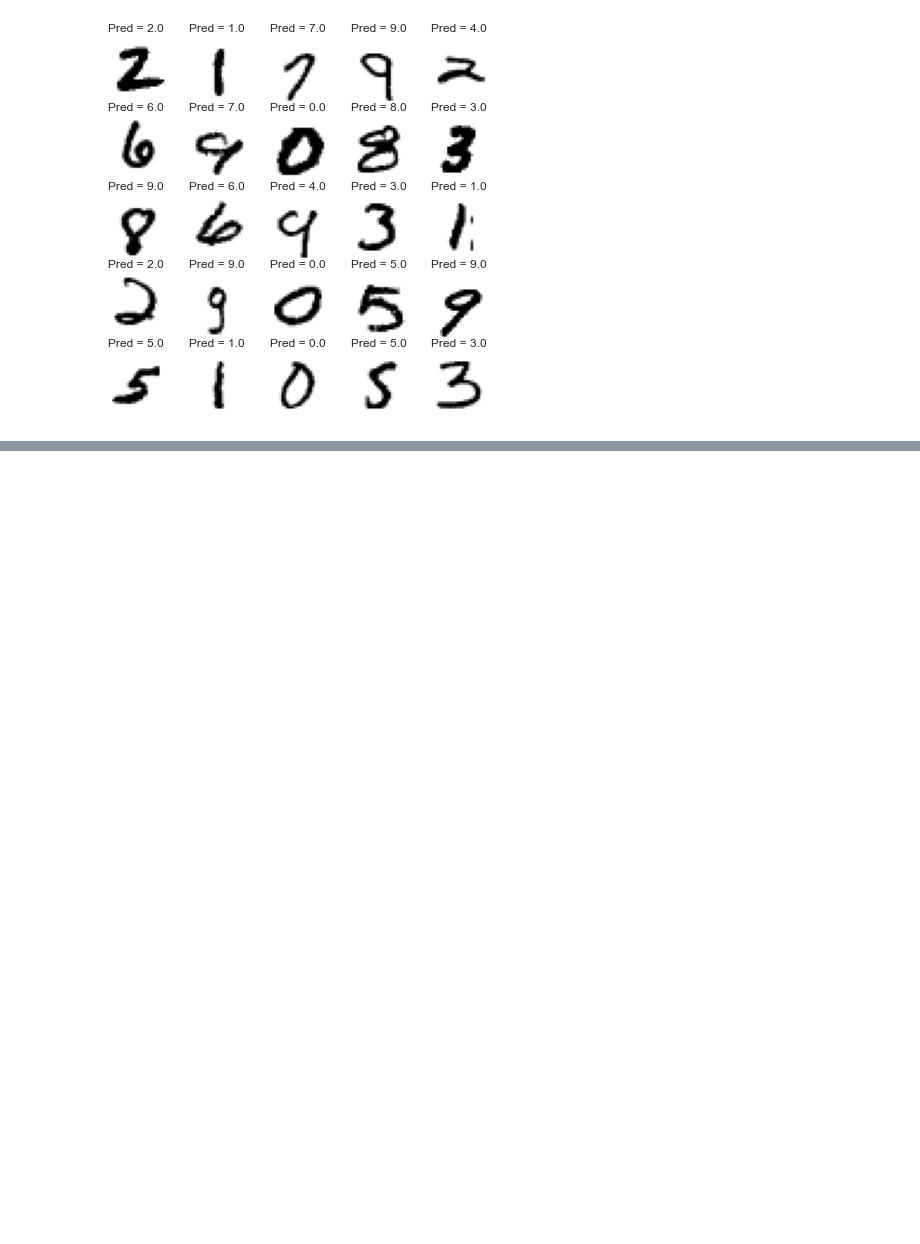
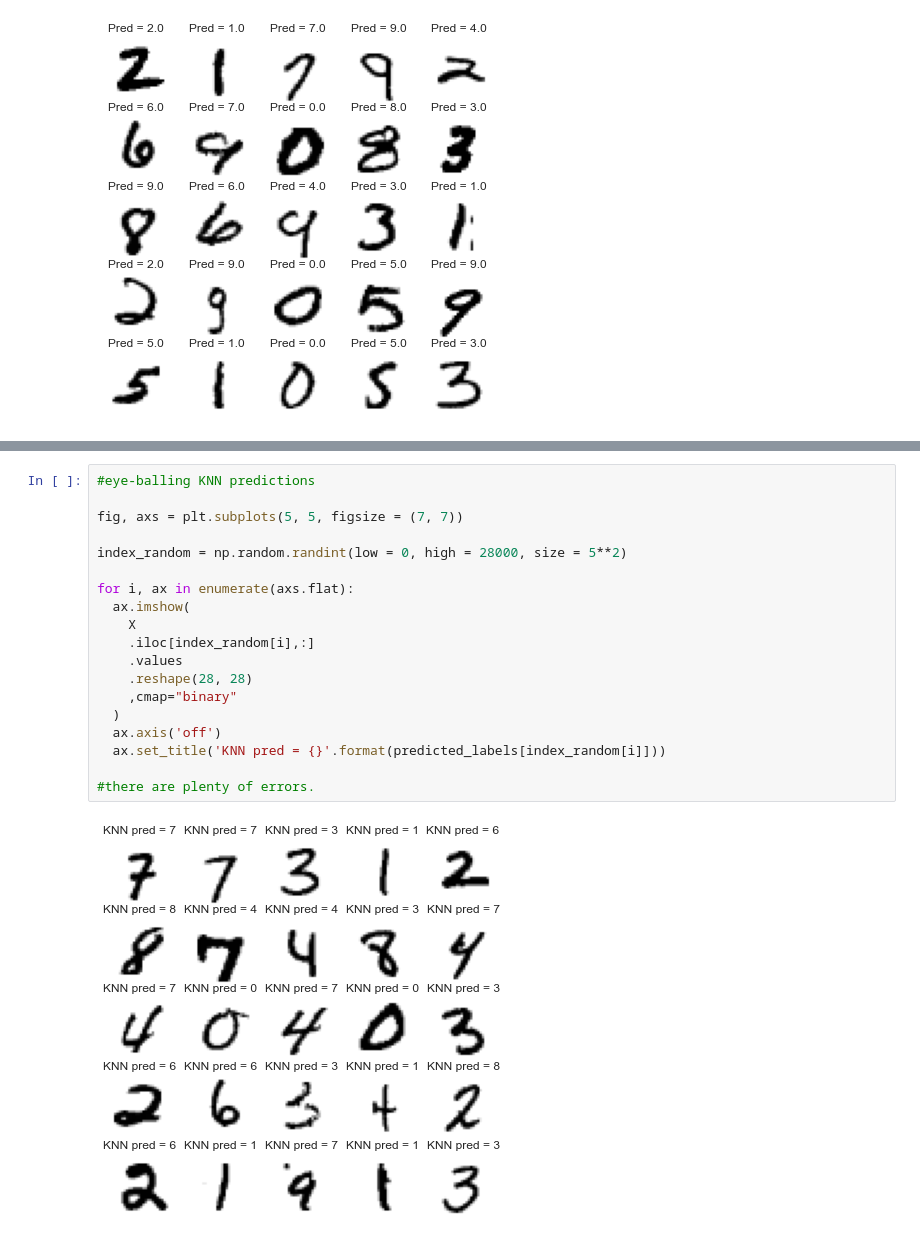
Before and after one commit to akhileshnair2024/MSDS_422_Module_6_Digit_Recognizer, a Jupyter notebook: Module_6_Digit_Indentifier.ipynb, the cells around one changed output, grey strips where cells are left out. Cells and saved outputs as stored; diff of their text form; blank space fills up the shorter version.

```diff
--- a/Module_6_Digit_Indentifier.ipynb
+++ b/Module_6_Digit_Indentifier.ipynb
@@ -537,0 +573,21 @@ def infer_data_labels(X_labels, cluster_labels):
+# %%
+#eye-balling KNN predictions
+
+fig, axs = plt.subplots(5, 5, figsize = (7, 7))
+
+index_random = np.random.randint(low = 0, high = 28000, size = 5**2)
+
+for i, ax in enumerate(axs.flat):
+  ax.imshow(
+    X
+    .iloc[index_random[i],:]
+    .values
+    .reshape(28, 28)
+    ,cmap="binary"
+  )
+  ax.axis('off')
+  ax.set_title('KNN pred = {}'.format(predicted_labels[index_random[i]]))
+
+#there are plenty of errors.
+# %% [output]
+[figure, added]
```
Also changed, not shown: parts of 22 cells of this notebook.
